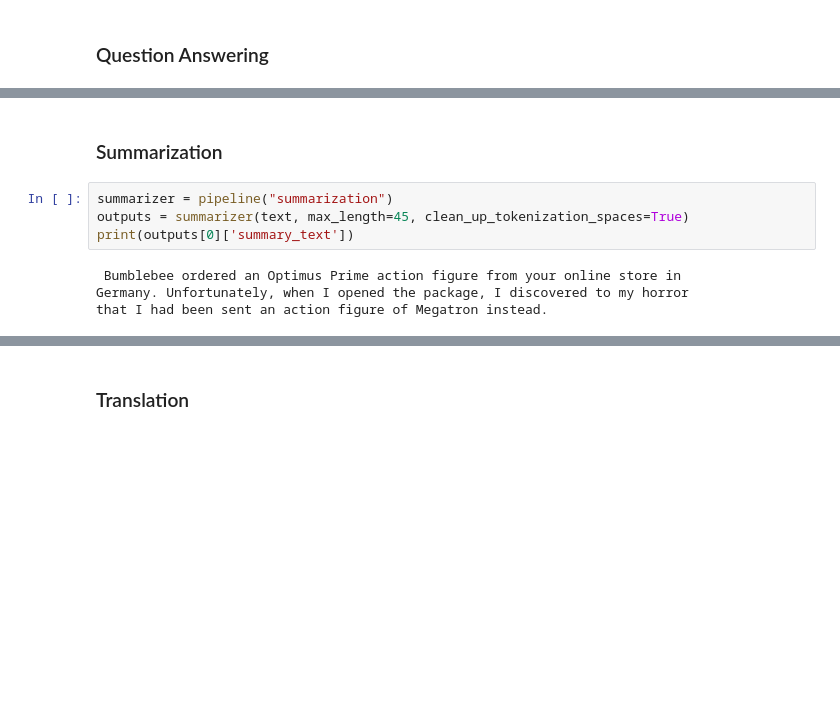
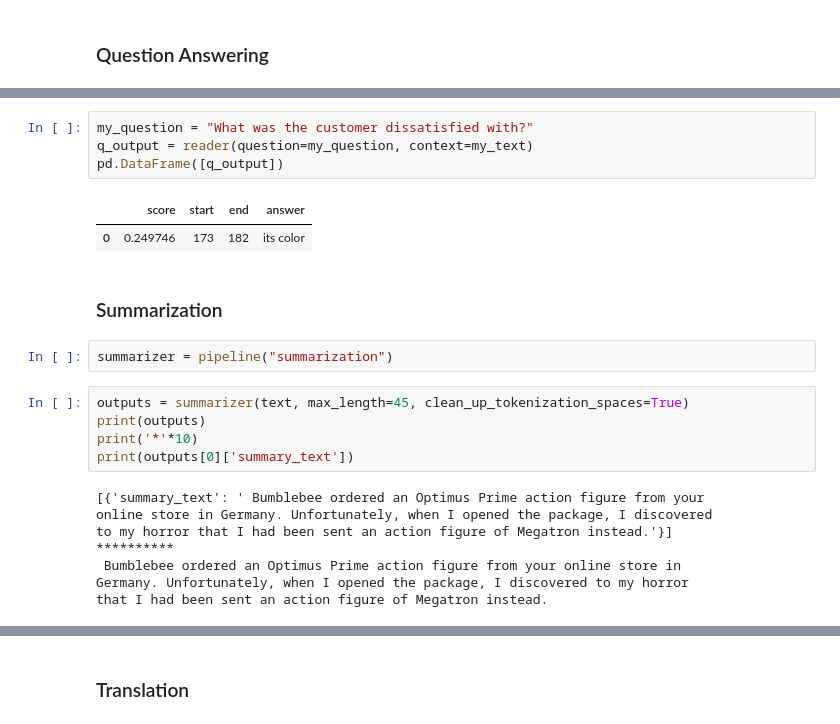
Before and after one commit to z-arabi/notebooks, a Jupyter notebook: 01_introduction.ipynb, the cells around one changed output, grey strips where cells are left out. Saved outputs shown, nothing was run; the diff lists cells and outputs as text; blank space fills up the shorter version.

```diff
--- a/01_introduction.ipynb
+++ b/01_introduction.ipynb
@@ -103,10 +121,24 @@ pd.DataFrame([outputs])
+# %%
+my_question = "What was the customer dissatisfied with?"
+q_output = reader(question=my_question, context=my_text)
+pd.DataFrame([q_output])
+# %% [output]
+|  | score | start | end | answer |
+| 0 | 0.249746 | 173 | 182 | its color |
 # %% [markdown]
 ### Summarization
+# %%
+summarizer = pipeline("summarization")
 # %%
-summarizer = pipeline("summarization")
 outputs = summarizer(text, max_length=45, clean_up_tokenization_spaces=True)
+print(outputs)
+print('*'*10)
 print(outputs[0]['summary_text'])
 # %% [output]
+[{'summary_text': ' Bumblebee ordered an Optimus Prime action figure from your
+online store in Germany. Unfortunately, when I opened the package, I discovered
+to my horror that I had been sent an action figure of Megatron instead.'}]
+**********
  Bumblebee ordered an Optimus Prime action figure from your online store in
 Germany. Unfortunately, when I opened the package, I discovered to my horror
 that I had been sent an action figure of Megatron instead.
```
Also changed, not shown: parts of 8 cells of this notebook.
